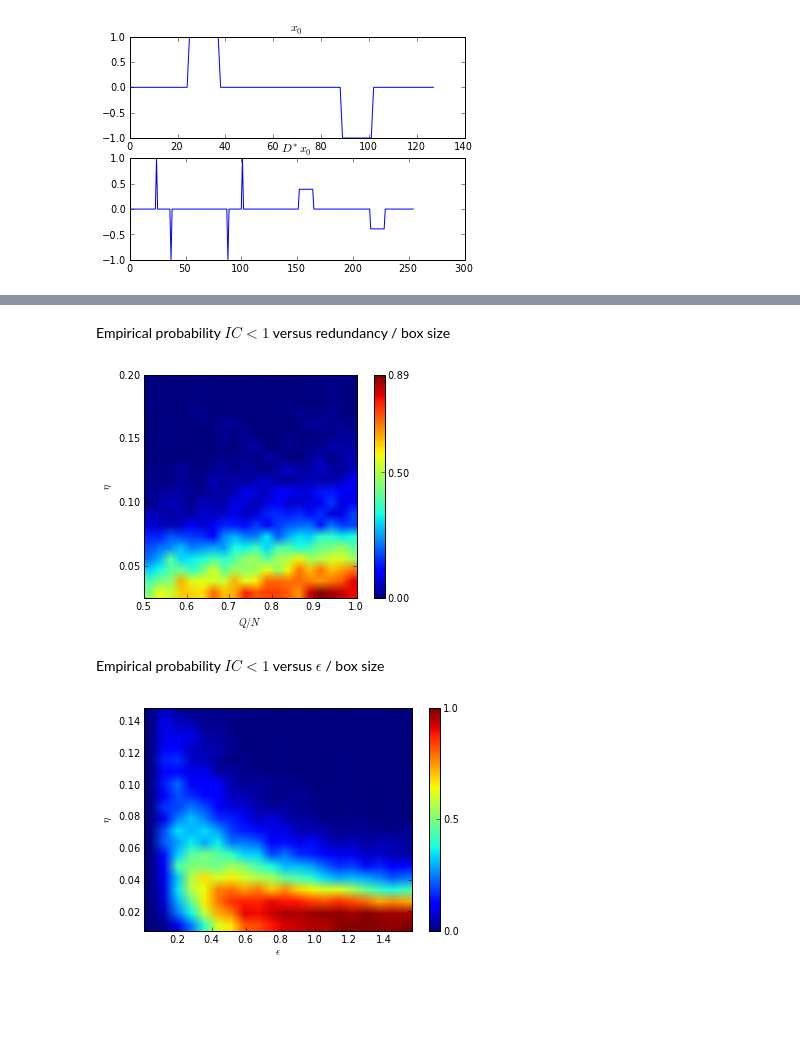
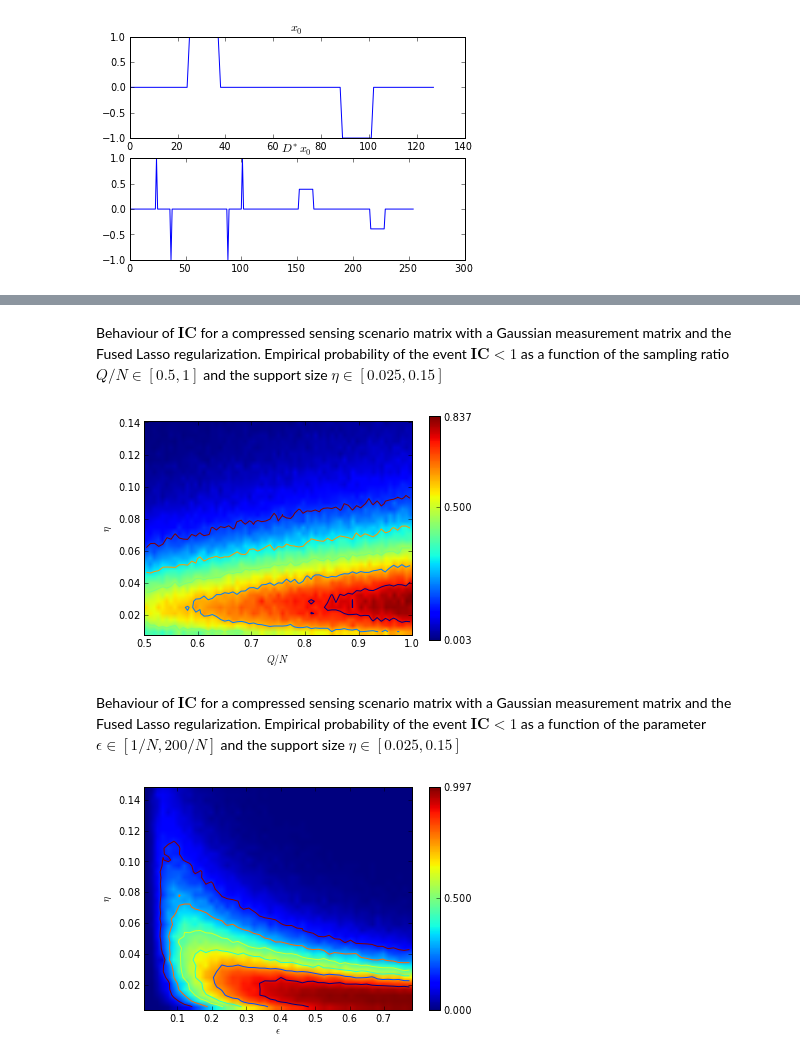
Before and after one commit to svaiter/robust_sparse_analysis_regularization, a Jupyter notebook: fused_cs.ipynb, the cells around one changed output, grey strips where cells are left out. Drawn from its saved outputs; the diff is of its cells as text; code cells hidden in the pictures; blank space fills up the shorter version.

```diff
--- a/fused_cs.ipynb
+++ b/fused_cs.ipynb
@@ -22,2 +17,0 @@ def dummy(c):    n = 128    (eps, ratio, eta, trial) = c    D = fused_lasso_dict
-# %% [markdown]
-Empirical probability $IC < 1$ versus redundancy / box size
@@ -25,0 +18,2 @@ grid_size = 20trials_per_settings = 100eta_candidates = linspace(0.025, 0.2, num
+# %% [markdown]
+Behaviour of $\mathbf{IC}$ for a compressed sensing scenario matrix with a Gaussian measurement matrix and the Fused Lasso regularization. Empirical probability of the event $\mathbf{IC} < 1$ as a function of the sampling ratio $Q/N \in [0.5, 1]$ and the support size $\eta \in [0.025, 0.15]$
@@ -26,7 +22,7 @@ grid_size = 20trials_per_settings = 100eta_candidates = linspace(0.025, 0.2, num
 # %%
-res_0 = np.mean(res[:,:,:,1] < 1, axis=0).Tm = amin(res_0)M = amax(res_0)fig = figure()ax = fig.add_subplot(111)cax = ax.imshow(res_0, extent=[ratio_candidates.min(), ratio_candidates.max(),                                eta_candidates.min(), eta_candidates.max()],                origin='lower',                aspect=3)#cax.set_cmap('spectral')cbar = fig.colorbar(cax, ticks=[m, 0.5, M])xticks()xlabel("$Q/N$")ylabel("$\eta$")if True:    savefig("fused_cs_transition.pdf")show()
+res_0 = swapaxes(res, 0, 3)[:,:,:,0]res_0 = np.mean(res_0[:,:,1:36] < 1, axis=0).Tm = amin(res_0)M = amax(res_0)figure()hold(True)if BLACK_WHITE_OUTPUT:    set_cmap('gray')else:    set_cmap('jet')imshow(res_0, extent=[ratio_candidates.min(), ratio_candidates.max(),                                eta_candidates[1], eta_candidates[35]],                origin='lower',                aspect=3)colorbar(ticks=[m, 0.5, M])contour(res_0, extent=[ratio_candidates.min(), ratio_candidates.max(),                                eta_candidates[1], eta_candidates[35]],                origin='lower',                aspect=3)if BLACK_WHITE_OUTPUT:    set_cmap('gist_yarg')else:    set_cmap('jet_r')xticks()xlabel("$Q/N$")ylabel("$\eta$")if True:    savefig("fused_cs_transition_ratio_eta.pdf")show()
 # %% [output]
-[figure, old version]
+[figure, new version]
-# %% [markdown]
-Empirical probability $IC < 1$ versus $\epsilon$ / box size
+# %% [markdown]
+Behaviour of $\mathbf{IC}$ for a compressed sensing scenario matrix with a Gaussian measurement matrix and the Fused Lasso regularization. Empirical probability of the event $\mathbf{IC} < 1$ as a function of the parameter $\epsilon \in [1/N, 200/N]$ and the support size $\eta \in [0.025, 0.15]$
 # %%
@@ -36,4 +30,4 @@ res = restarr.reshape((len(eps_candidates),1,len(eta_candidates),trials_per_sett
 # %%
-res_0 = rollaxis(res, 2, 1)[:,:,0,0]res_0 = np.mean(rollaxis(rollaxis(res, 2, 1), 3, 2)[:,:,:,0] < 1, axis=2).Tm = amin(res_0)M = amax(res_0)fig = figure()ax = fig.add_subplot(111)cax = ax.imshow(res_0, extent=[eps_candidates.min(), eps_candidates.max(),                                eta_candidates.min(), eta_candidates.max()],                origin='lower',                aspect=3)cbar = fig.colorbar(cax, ticks=[m, 0.5, M])xticks()xlabel("$\epsilon$")ylabel("$\eta$")ax.set_aspect('equal')ax.set_aspect('auto')if True:    savefig("fused_cs_transition_eps.pdf")show()
+res_0 = rollaxis(res, 2, 1)[:,:,0,0]res_0 = np.mean(rollaxis(rollaxis(res, 2, 1), 3, 2)[:,:,:,0] < 1, axis=2).Tm = amin(res_0)M = amax(res_0)fig = figure()hold(True)f = imshow(res_0, extent=[eps_candidates.min(), eps_candidates.max(),                                eta_candidates.min(), eta_candidates.max()],                origin='lower',                aspect=3)if BLACK_WHITE_OUTPUT:    set_cmap('gray')else:    set_cmap('jet')colorbar(ticks=[m, 0.5, M])ff = contour(res_0, extent=[eps_candidates.min(), eps_candidates.max(),                                eta_candidates.min(), eta_candidates.max()],                origin='lower',                aspect=3)if BLACK_WHITE_OUTPUT:    set_cmap('gist_yarg')else:    set_cmap('jet_r')xticks()xlabel("$\epsilon$")ylabel("$\eta$")axis('tight')if True:    savefig("fused_cs_transition_eps_eta.pdf")show()
 # %% [output]
-[figure, old version]
+[figure, new version]
```
Also changed, not shown: parts of 7 cells of this notebook, 10 other files.
